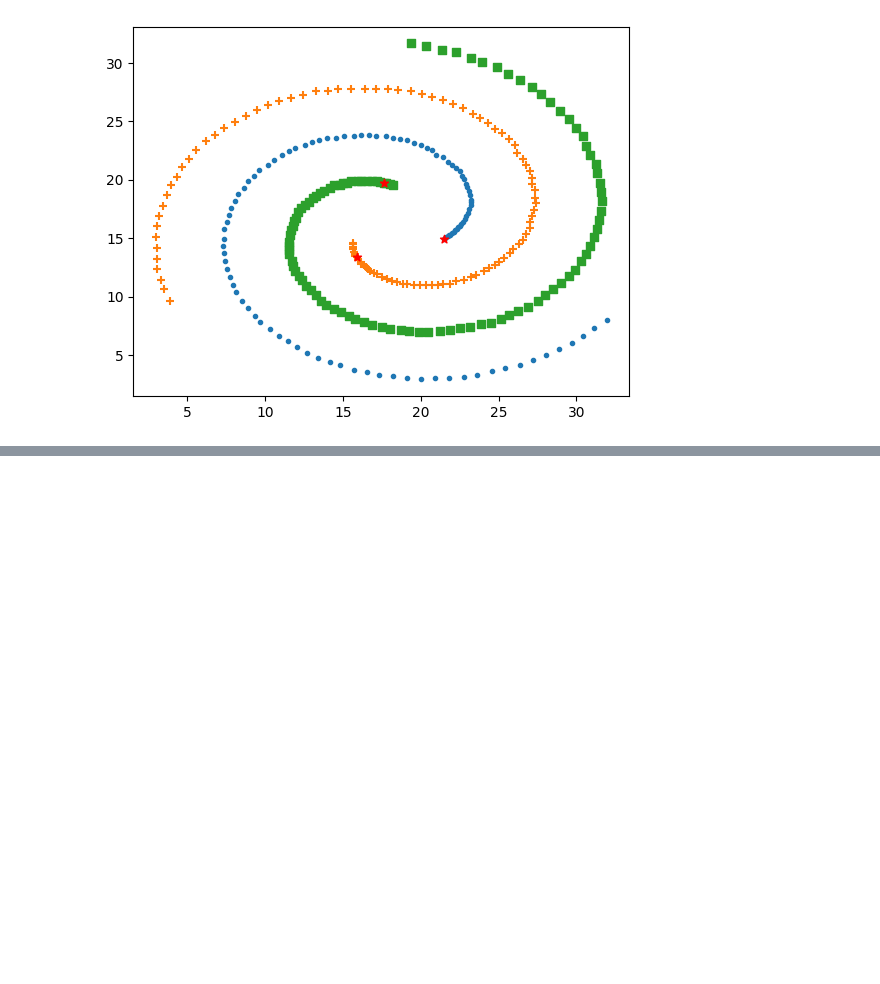
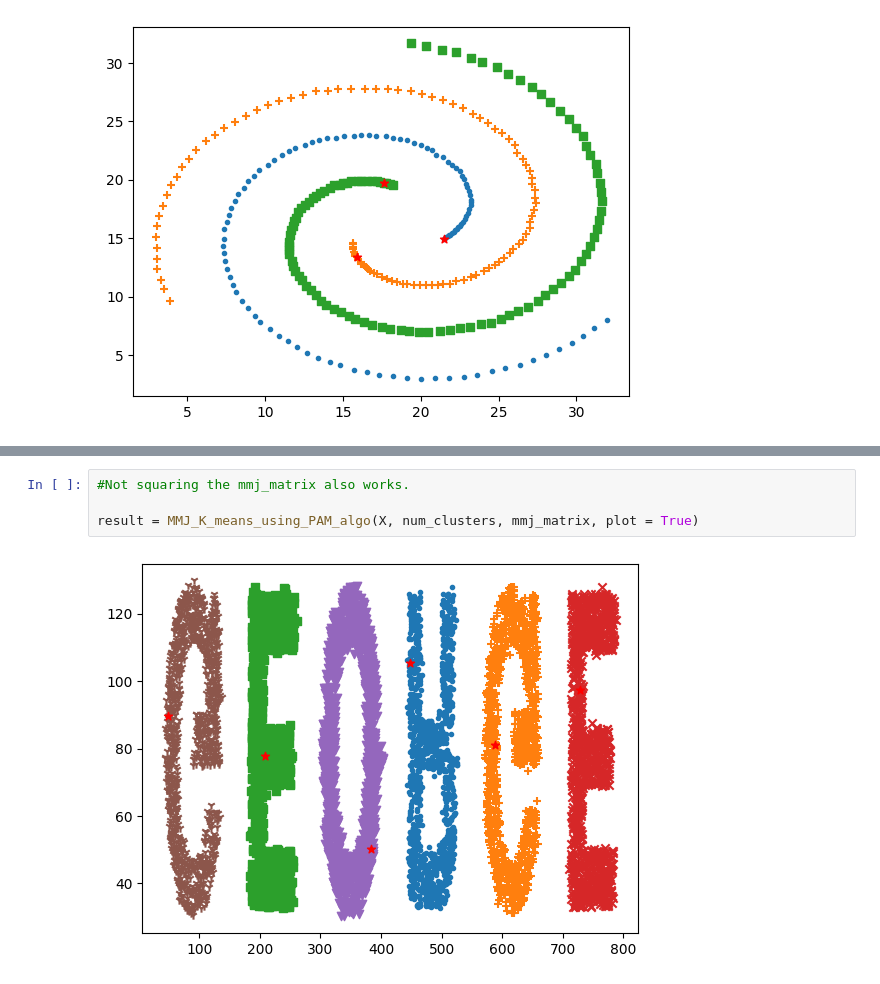
Before and after one commit to mike-liuliu/Min-Max-Jump-distance, a Jupyter notebook: test using PAM algorithm.ipynb, the cells around one changed output, grey strips where cells are left out. Cells and saved outputs as stored; diff of their text form; blank space fills up the shorter version.

```diff
--- a/test using PAM algorithm.ipynb
+++ b/test using PAM algorithm.ipynb
@@ -151,0 +152,6 @@ result = MMJ_K_means_using_PAM_algo(X, num_clusters, mmj_matrix_squared, plot =
+# %%
+#Not squaring the mmj_matrix also works.
+
+result = MMJ_K_means_using_PAM_algo(X, num_clusters, mmj_matrix, plot = True)
+# %% [output]
+[figure, added]
```
Also changed, not shown: parts of 10 cells of this notebook.
